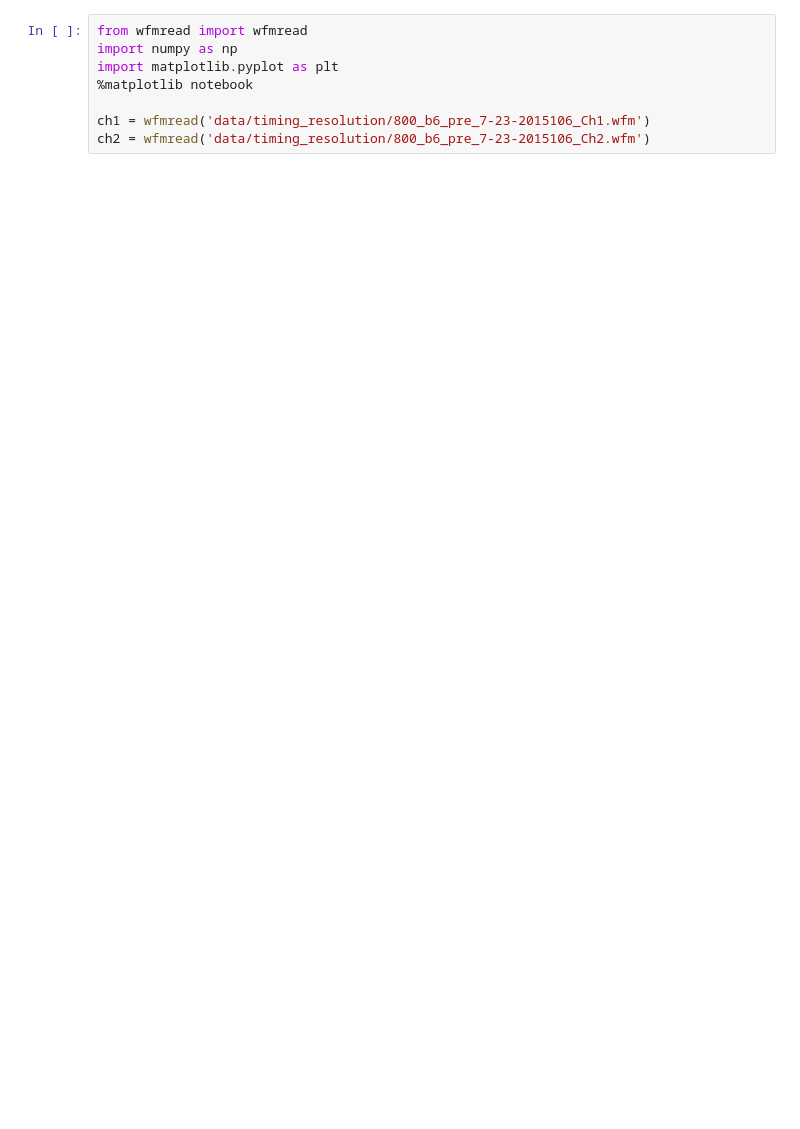
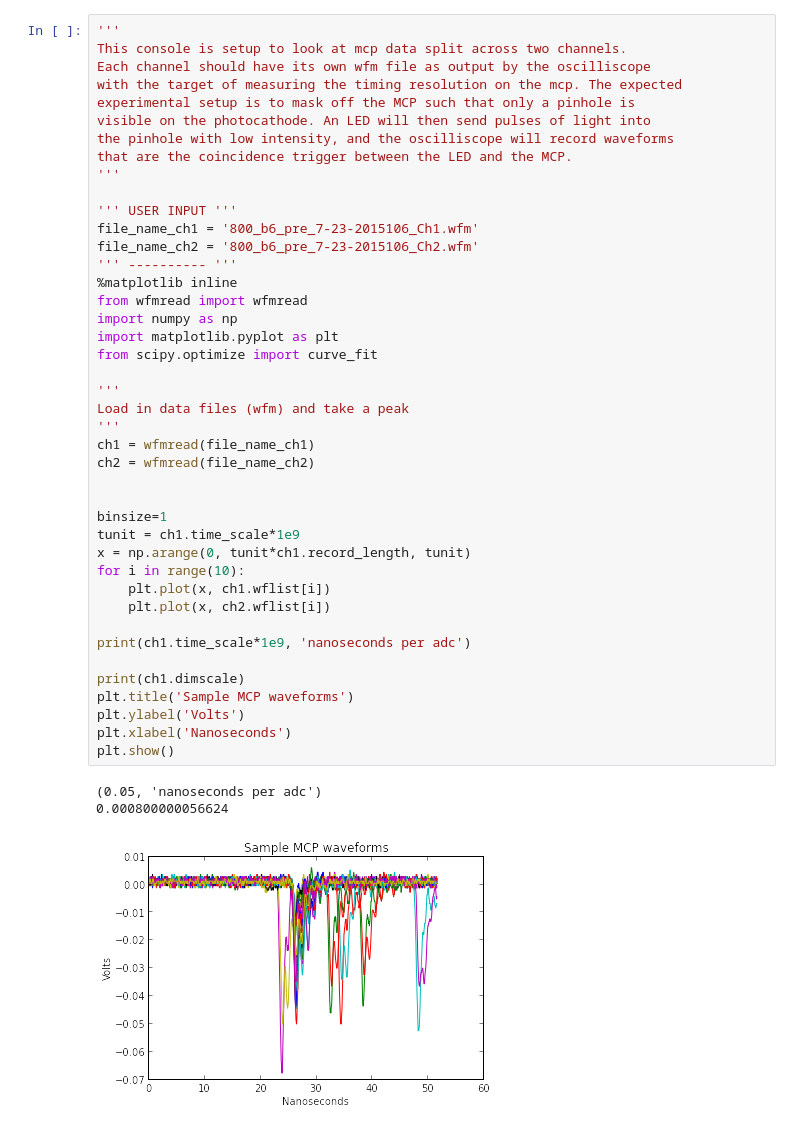
Before and after one commit to MorganAskins/tektronix_wfmreader, a Jupyter notebook: timing_resolution.ipynb, the cells around one changed output. Saved outputs shown, nothing was run; the diff lists cells and outputs as text; blank space fills up the shorter version.

Commit message:
Added comments and timing to jupyter notebook for mcp

```diff
--- a/timing_resolution.ipynb
+++ b/timing_resolution.ipynb
@@ -1,9 +1,47 @@
-# %%
-from wfmread import wfmread
-import numpy as np
-import matplotlib.pyplot as plt
-%matplotlib notebook
-
-ch1 = wfmread('data/timing_resolution/800_b6_pre_7-23-2015106_Ch1.wfm')
-ch2 = wfmread('data/timing_resolution/800_b6_pre_7-23-2015106_Ch2.wfm')
+# %%
+'''
+This console is setup to look at mcp data split across two channels.
+Each channel should have its own wfm file as output by the oscilliscope
+with the target of measuring the timing resolution on the mcp. The expected
+experimental setup is to mask off the MCP such that only a pinhole is
+visible on the photocathode. An LED will then send pulses of light into
+the pinhole with low intensity, and the oscilliscope will record waveforms
+that are the coincidence trigger between the LED and the MCP.
+'''
+
+''' USER INPUT '''
+file_name_ch1 = '800_b6_pre_7-23-2015106_Ch1.wfm'
+file_name_ch2 = '800_b6_pre_7-23-2015106_Ch2.wfm'
+''' ---------- '''
+%matplotlib inline
+from wfmread import wfmread
+import numpy as np
+import matplotlib.pyplot as plt
+from scipy.optimize import curve_fit
+
+'''
+Load in data files (wfm) and take a peak
+'''
+ch1 = wfmread(file_name_ch1)
+ch2 = wfmread(file_name_ch2)
+
+
+binsize=1
+tunit = ch1.time_scale*1e9
+x = np.arange(0, tunit*ch1.record_length, tunit)
+for i in range(10):
+    plt.plot(x, ch1.wflist[i])
+    plt.plot(x, ch2.wflist[i])
+
+print(ch1.time_scale*1e9, 'nanoseconds per adc')
+
+print(ch1.dimscale)
+plt.title('Sample MCP waveforms')
+plt.ylabel('Volts')
+plt.xlabel('Nanoseconds')
+plt.show()
+# %% [output]
+(0.05, 'nanoseconds per adc')
+0.000800000056624
+[figure, added]
 # %%
```
Also changed, not shown: parts of 5 cells of this notebook.
